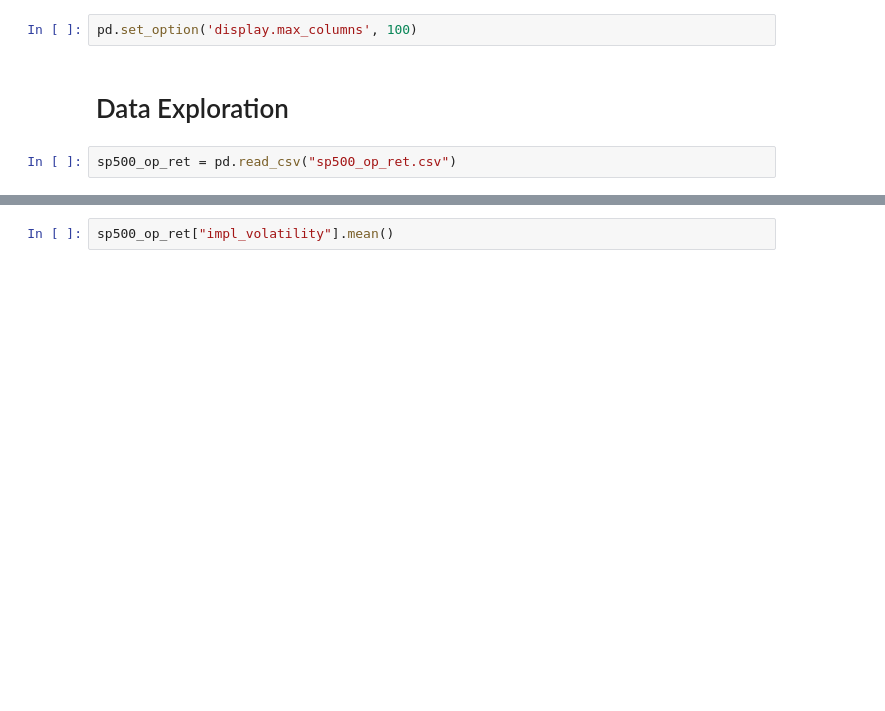
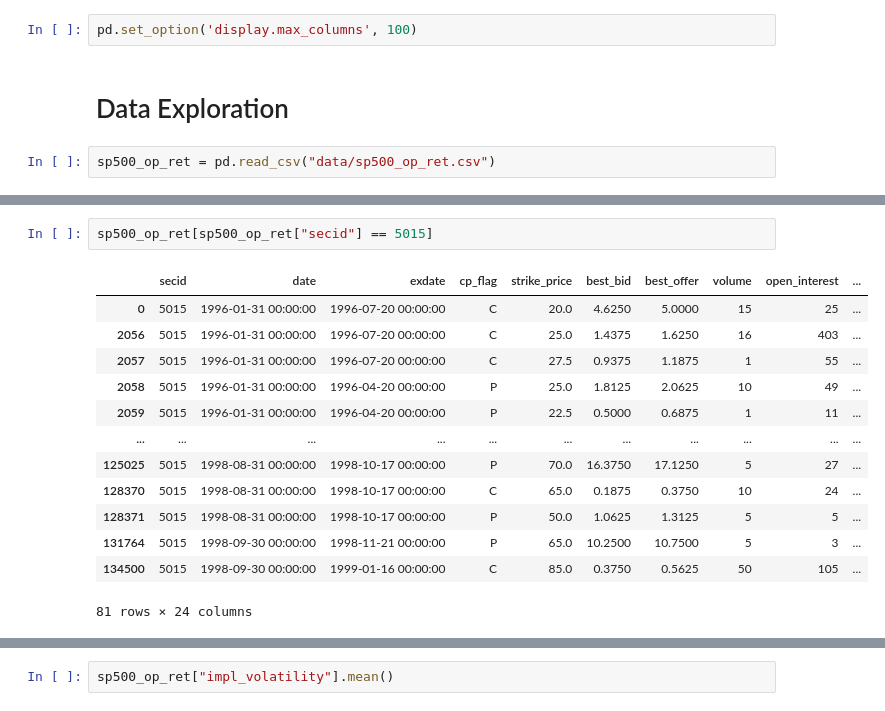
Before and after one commit to jzfrank/AQF-option-rodeo, a Jupyter notebook: data_exploration.ipynb, the cells around one changed output, grey strips where cells are left out. Saved outputs shown, nothing was run; the diff lists cells and outputs as text; blank space fills up the shorter version.

```diff
--- a/data_exploration.ipynb
+++ b/data_exploration.ipynb
@@ -23,5 +23,5 @@ pd.set_option('display.max_columns', 100)
 # %% [markdown]
 # Data Exploration
 # %%
-sp500_op_ret = pd.read_csv("sp500_op_ret.csv")
+sp500_op_ret = pd.read_csv("data/sp500_op_ret.csv")
 # %%
@@ -81,0 +79,16 @@ sp500_op_ret.describe()
+# %%
+sp500_op_ret[sp500_op_ret["secid"] == 5015]
+# %% [output]
+|  | secid | date | exdate | cp_flag | strike_price | best_bid | best_offer | volume | open_interest | ... |
+| 0 | 5015 | 1996-01-31 00:00:00 | 1996-07-20 00:00:00 | C | 20.0 | 4.6250 | 5.0000 | 15 | 25 | ... |
+| 2056 | 5015 | 1996-01-31 00:00:00 | 1996-07-20 00:00:00 | C | 25.0 | 1.4375 | 1.6250 | 16 | 403 | ... |
+| 2057 | 5015 | 1996-01-31 00:00:00 | 1996-07-20 00:00:00 | C | 27.5 | 0.9375 | 1.1875 | 1 | 55 | ... |
+| 2058 | 5015 | 1996-01-31 00:00:00 | 1996-04-20 00:00:00 | P | 25.0 | 1.8125 | 2.0625 | 10 | 49 | ... |
+| 2059 | 5015 | 1996-01-31 00:00:00 | 1996-04-20 00:00:00 | P | 22.5 | 0.5000 | 0.6875 | 1 | 11 | ... |
+| ... | ... | ... | ... | ... | ... | ... | ... | ... | ... | ... |
+| 125025 | 5015 | 1998-08-31 00:00:00 | 1998-10-17 00:00:00 | P | 70.0 | 16.3750 | 17.1250 | 5 | 27 | ... |
+| 128370 | 5015 | 1998-08-31 00:00:00 | 1998-10-17 00:00:00 | C | 65.0 | 0.1875 | 0.3750 | 10 | 24 | ... |
+| 128371 | 5015 | 1998-08-31 00:00:00 | 1998-10-17 00:00:00 | P | 50.0 | 1.0625 | 1.3125 | 5 | 5 | ... |
+| 131764 | 5015 | 1998-09-30 00:00:00 | 1998-11-21 00:00:00 | P | 65.0 | 10.2500 | 10.7500 | 5 | 3 | ... |
+| 134500 | 5015 | 1998-09-30 00:00:00 | 1999-01-16 00:00:00 | C | 85.0 | 0.3750 | 0.5625 | 50 | 105 | ... |
+81 rows × 24 columns
```
Also changed, not shown: parts of 35 cells of this notebook.
